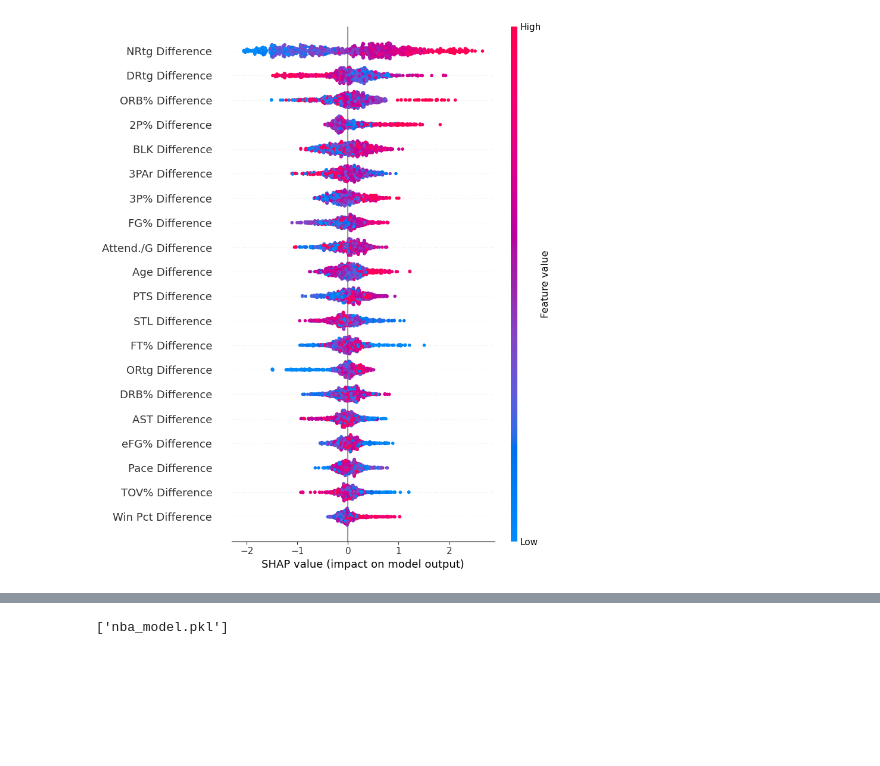
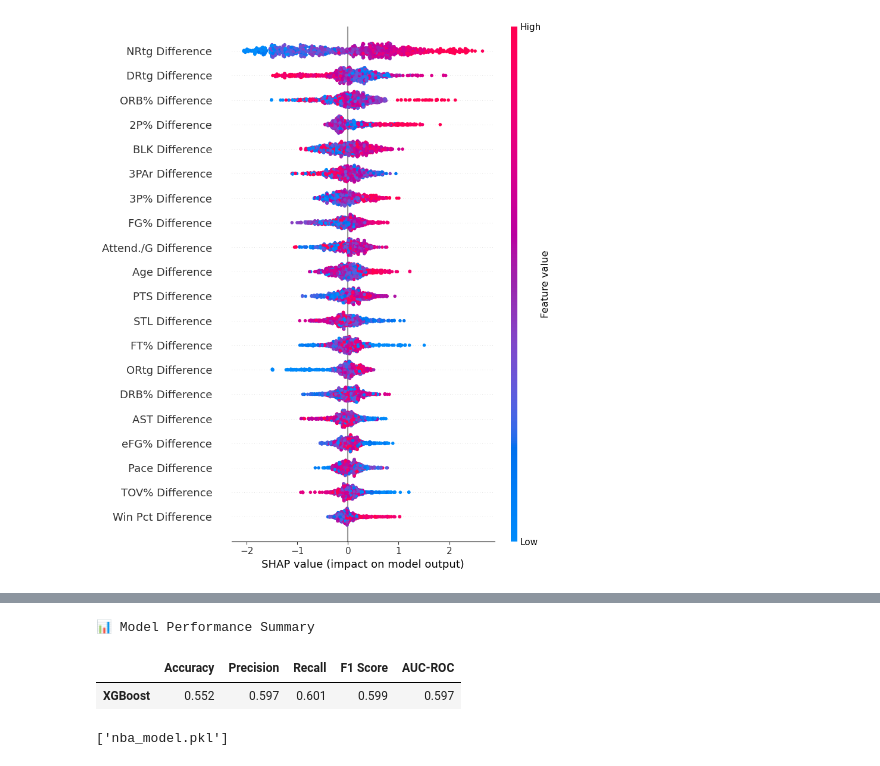
Before and after one commit to NehaRajganesh/NBAWinPredictions, a Jupyter notebook: Models/xgboost_win_pred.ipynb, the cells around one changed output, grey strips where cells are left out. Cells and saved outputs as stored; diff of their text form; code cells hidden in the pictures; blank space fills up the shorter version.

```diff
--- a/Models/xgboost_win_pred.ipynb
+++ b/Models/xgboost_win_pred.ipynb
@@ -211,3 +218,50 @@ shap_plots(model, X_train, plot_type="summary")
+# %%
+import pandas as pd
+from sklearn.metrics import accuracy_score, precision_score, recall_score, f1_score, roc_auc_score
+
+def evaluate_xgb_model(model, X_test, y_test, model_name="Model"):
+    """
+    Evaluates a single XGBoost model and returns a styled performance table.
+
+    Parameters:
+    - model: Trained XGBoost model.
+    - X_test: Test features.
+    - y_test: True test labels.
+    - model_name: Optional name for the model (default: "Model").
+
+    Returns:
+    - A styled pandas Styler object with Accuracy, Precision, Recall, F1 Score, and AUC-ROC.
+    """
+
+    y_pred = model.predict(X_test)
+    y_prob = model.predict_proba(X_test)[:, 1]  # For AUC
+
+    metrics = {
+        "Accuracy": accuracy_score(y_test, y_pred),
+        "Precision": precision_score(y_test, y_pred, zero_division=0),
+        "Recall": recall_score(y_test, y_pred, zero_division=0),
+        "F1 Score": f1_score(y_test, y_pred, zero_division=0),
+        "AUC-ROC": roc_auc_score(y_test, y_prob)
+    }
+
+    df = pd.DataFrame(metrics, index=[model_name])
+
+    styled = df.style.format("{:.3f}").set_caption("📊 Model Performance Summary").set_table_styles([
+        {'selector': 'thead th', 'props': [('background-color', '#6b2626'), ('color', 'white'), ('font-weight', 'bold')]},
+        {'selector': 'tbody', 'props': [('background-color', '#3d6cf2')]},
+        {'selector': 'td', 'props': [('color', 'black')]}
+    ])
+
+    return styled
+
+# Example usage:
+# display(evaluate_xgb_model(model, X_test, y_test, model_name="Full Model"))
+# %%
+display(evaluate_xgb_model(model, X_test, y_test, model_name="XGBoost"))
+# %% [output]
+📊 Model Performance Summary
+|  | Accuracy | Precision | Recall | F1 Score | AUC-ROC |
+| XGBoost | 0.552 | 0.597 | 0.601 | 0.599 | 0.597 |
 # %%
 import joblib
 
```
Also changed, not shown: parts of 4 cells of this notebook, 35 other files.
